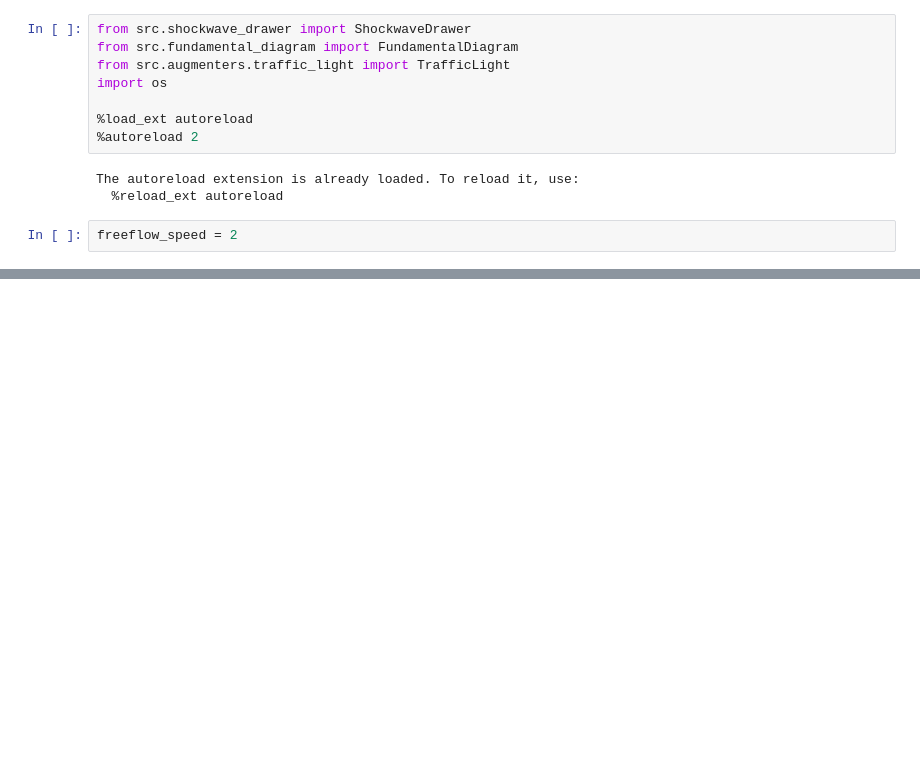
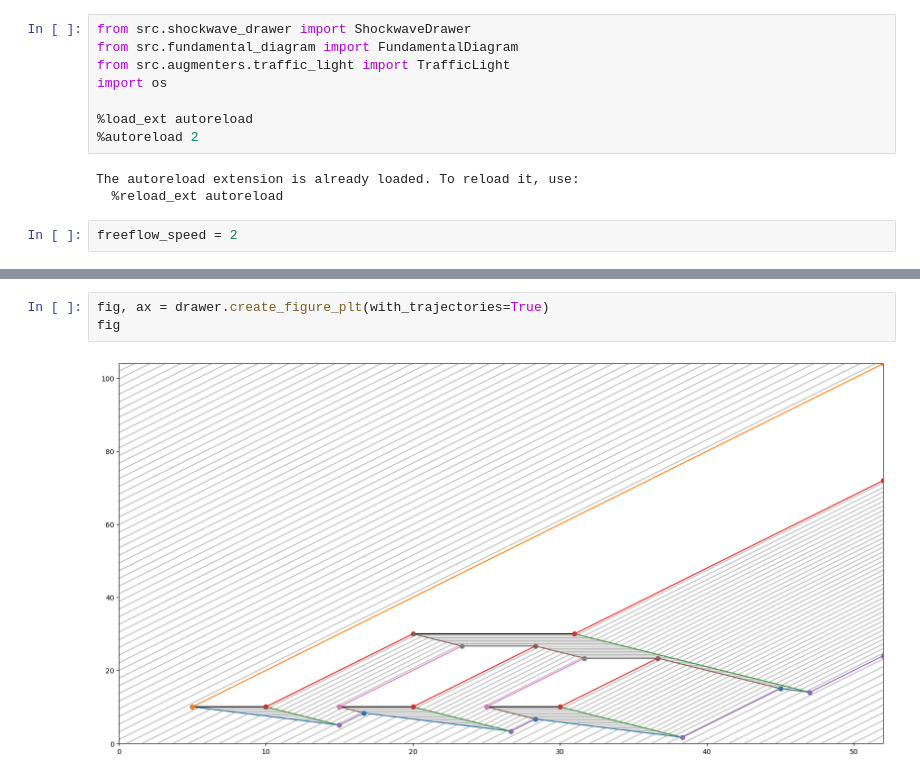
Before and after one commit to yianzhang14/traffic-shock-diagrams, a Jupyter notebook: tool.ipynb, the cells around one changed output, grey strips where cells are left out. Saved outputs shown, nothing was run; the diff lists cells and outputs as text; blank space fills up the shorter version.

```diff
--- a/tool.ipynb
+++ b/tool.ipynb
@@ -51,3 +52,8 @@ drawer.figures[-1][0]
+# %%
+fig, ax = drawer.create_figure_plt(with_trajectories=True)
+fig
+# %% [output]
+[figure, added]
 # %%
 import matplotlib.pyplot as plt
 
```
Also changed, not shown: parts of 12 cells of this notebook, 3 other files.
